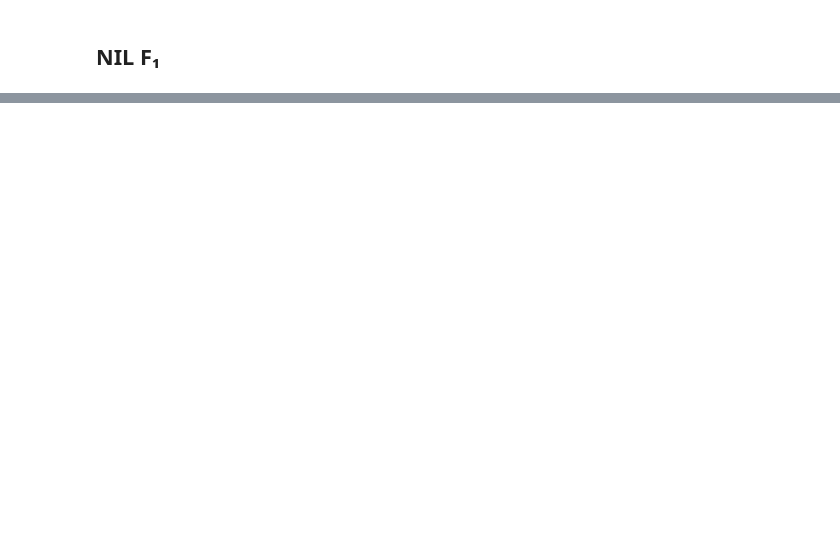
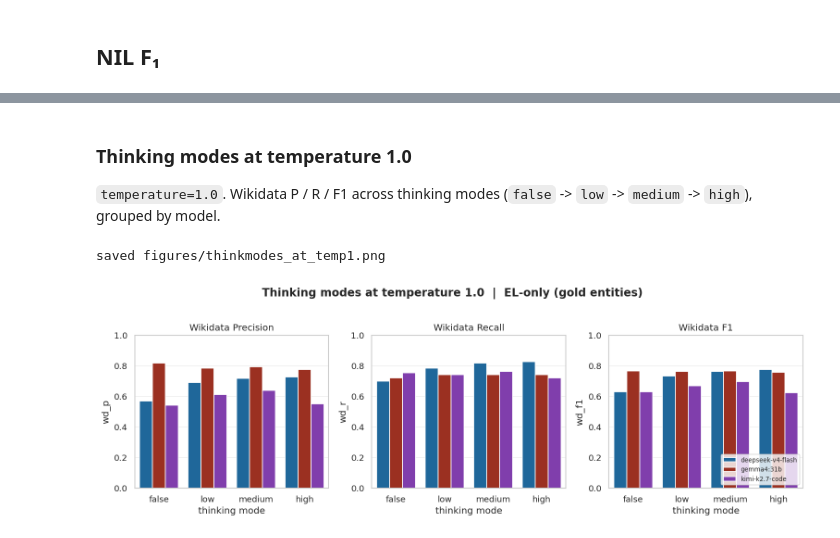
Before and after one commit to tijn-donners/hist-dutch-travelogues-nlp, a Jupyter notebook: entity_linking/el_metrics_notebook.ipynb, the cells around one changed output, grey strips where cells are left out. Cells and saved outputs as stored; diff of their text form; code cells hidden in the pictures; blank space fills up the shorter version.

```diff
--- a/entity_linking/el_metrics_notebook.ipynb
+++ b/entity_linking/el_metrics_notebook.ipynb
@@ -114,0 +288,25 @@ plot_f1_heatmap(df, "nil_f1", "NIL", source_filter="1816_el_gs")
+# %% [markdown]
+### Thinking modes at temperature 1.0
+
+`temperature=1.0`. Wikidata P / R / F1 across thinking modes (`false` -> `low` -> `medium` -> `high`), grouped by model.
+# %%
+t1 = df[df["temperature"] == 1.0].copy()
+fig, axes = plt.subplots(1, 3, figsize=(13, 4.2), sharex=True)
+for ax, (col, lab) in zip(axes, METRICS):
+    sns.barplot(data=t1, x="think", y=col, hue="model", order=THINK_ORDER,
+                palette=MODEL_COLORS, ax=ax, errorbar=None)
+    ax.set_title(f"Wikidata {lab}")
+    ax.set_xlabel("thinking mode")
+    ax.set_ylim(0, 1)
+    ax.grid(True, alpha=0.3, axis="y")
+    if ax is not axes[-1]:
+        ax.get_legend().remove()
+axes[-1].legend(fontsize=8, loc="lower right")
+fig.suptitle(f"Thinking modes at temperature 1.0  |  {SOURCE_LEVEL}",
+             fontweight="bold", y=1.02)
+plt.tight_layout()
+save_fig(fig, "thinkmodes_at_temp1")
+plt.show()
+# %% [output]
+saved figures/thinkmodes_at_temp1.png
+[figure, added]
```
Also changed, not shown: parts of 17 cells of this notebook, 8 other files.
